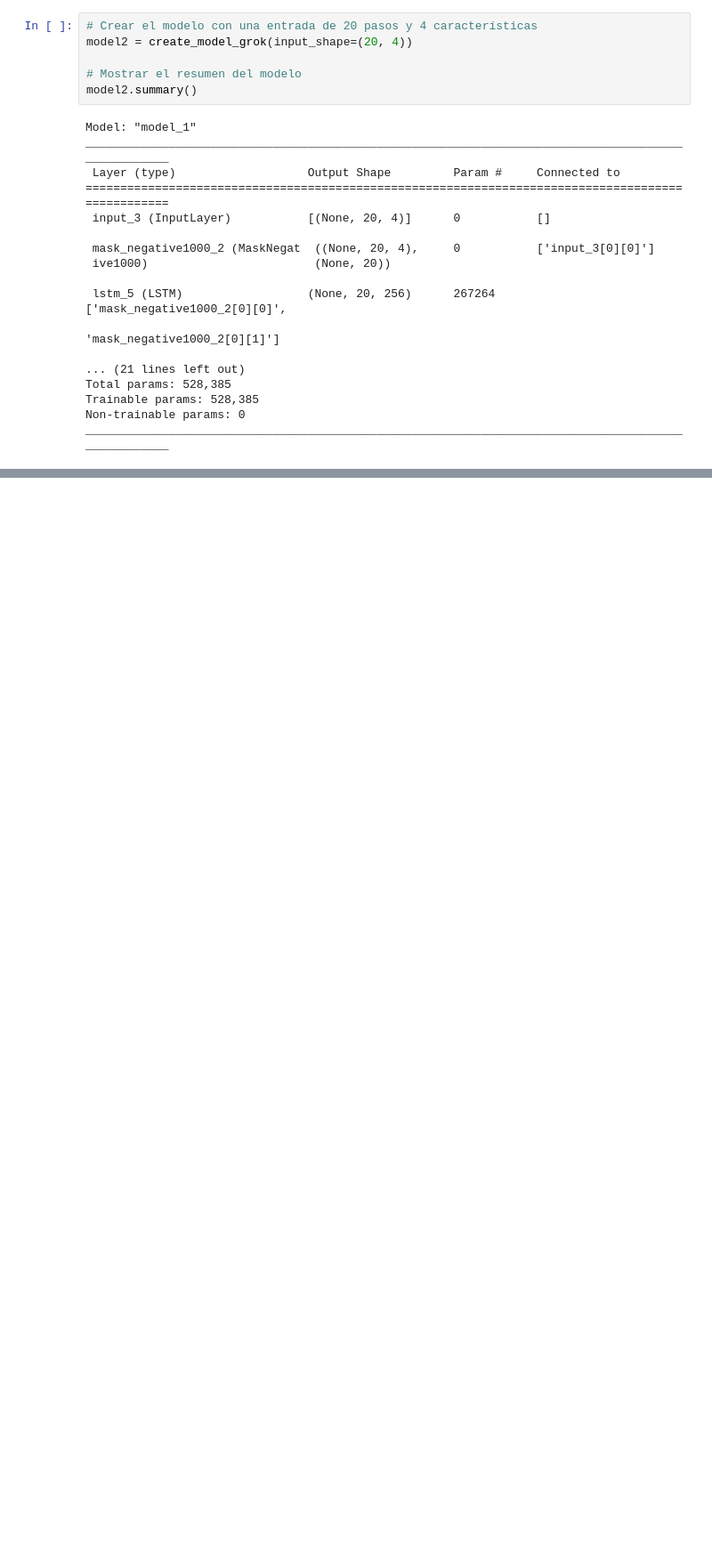
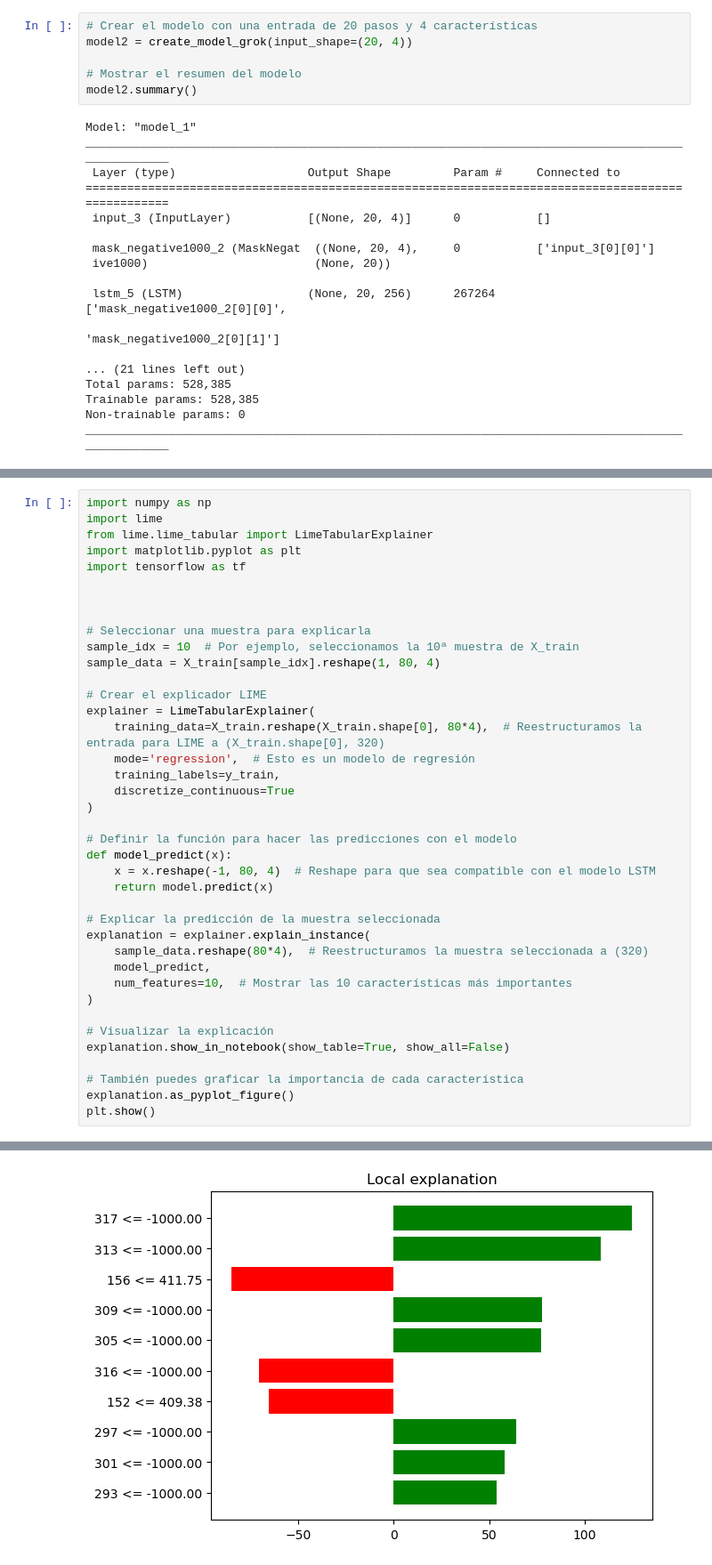
Before and after one commit to CIEMAT-Neutrino/AI_nuvT, a Jupyter notebook: 5_time_regression_lstm.ipynb, the cells around one changed output, grey strips where cells are left out. Shown at 89% size. Saved outputs shown, nothing was run; the diff lists cells and outputs as text; blank space fills up the shorter version.

Commit message:
lime- explicabilidad en 5

```diff
--- a/5_time_regression_lstm.ipynb
+++ b/5_time_regression_lstm.ipynb
@@ -335,0 +495,40 @@ Sigma nuvT = 15.26
+# %%
+import numpy as np
+import lime
+from lime.lime_tabular import LimeTabularExplainer
+import matplotlib.pyplot as plt
+import tensorflow as tf
+
+
+
+# Seleccionar una muestra para explicarla
+sample_idx = 10  # Por ejemplo, seleccionamos la 10ª muestra de X_train
+sample_data = X_train[sample_idx].reshape(1, 80, 4)
+
+# Crear el explicador LIME
+explainer = LimeTabularExplainer(
+    training_data=X_train.reshape(X_train.shape[0], 80*4),  # Reestructuramos la entrada para LIME a (X_train.shape[0], 320)
+    mode='regression',  # Esto es un modelo de regresión
+    training_labels=y_train,
+    discretize_continuous=True
+)
+
+# Definir la función para hacer las predicciones con el modelo
+def model_predict(x):
+    x = x.reshape(-1, 80, 4)  # Reshape para que sea compatible con el modelo LSTM
+    return model.predict(x)
+
+# Explicar la predicción de la muestra seleccionada
+explanation = explainer.explain_instance(
+    sample_data.reshape(80*4),  # Reestructuramos la muestra seleccionada a (320)
+    model_predict,
+    num_features=10,  # Mostrar las 10 características más importantes
+)
+
+# Visualizar la explicación
+explanation.show_in_notebook(show_table=True, show_all=False)
+
+# También puedes graficar la importancia de cada característica
+explanation.as_pyplot_figure()
+plt.show()
+# %% [output]
@@ -335,0 +536 @@ Sigma nuvT = 15.26
+[figure, added]
```
Also changed, not shown: parts of 15 cells of this notebook.
